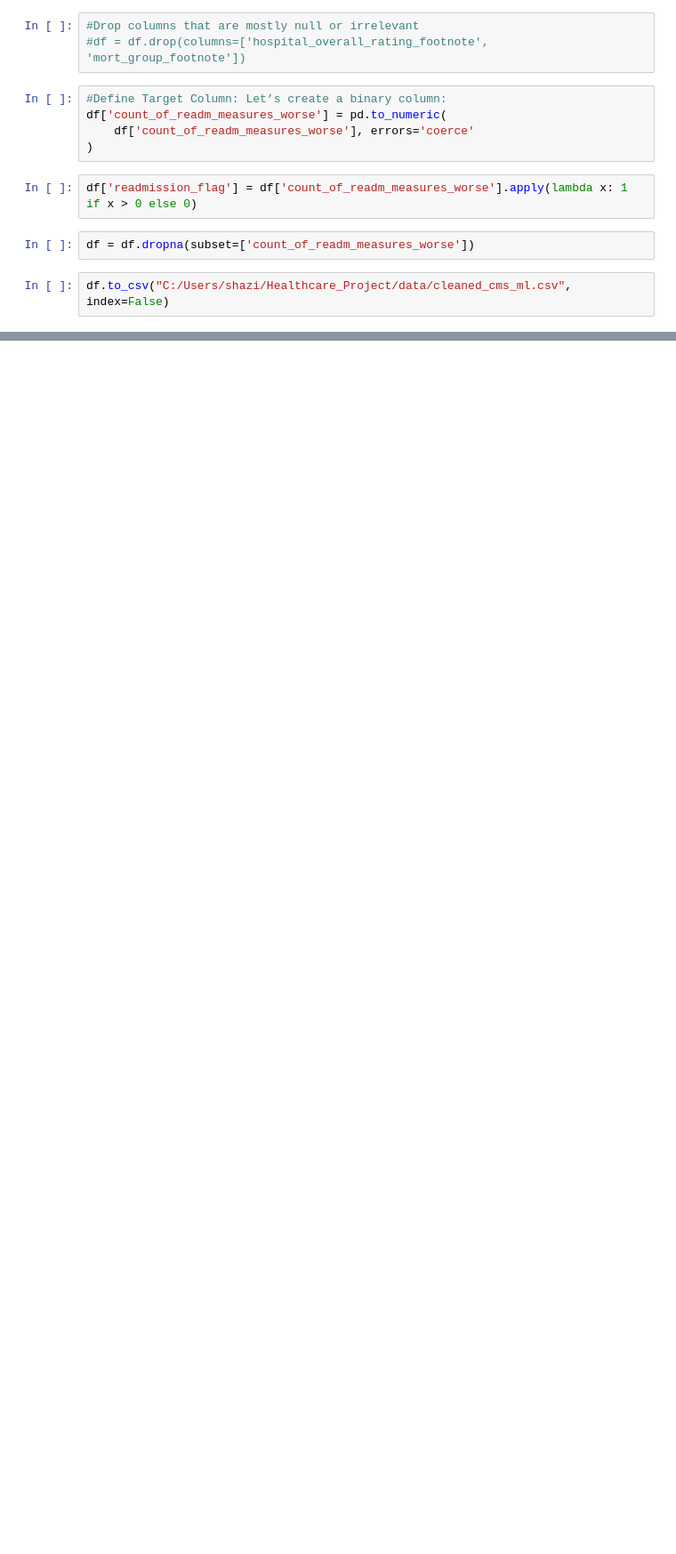
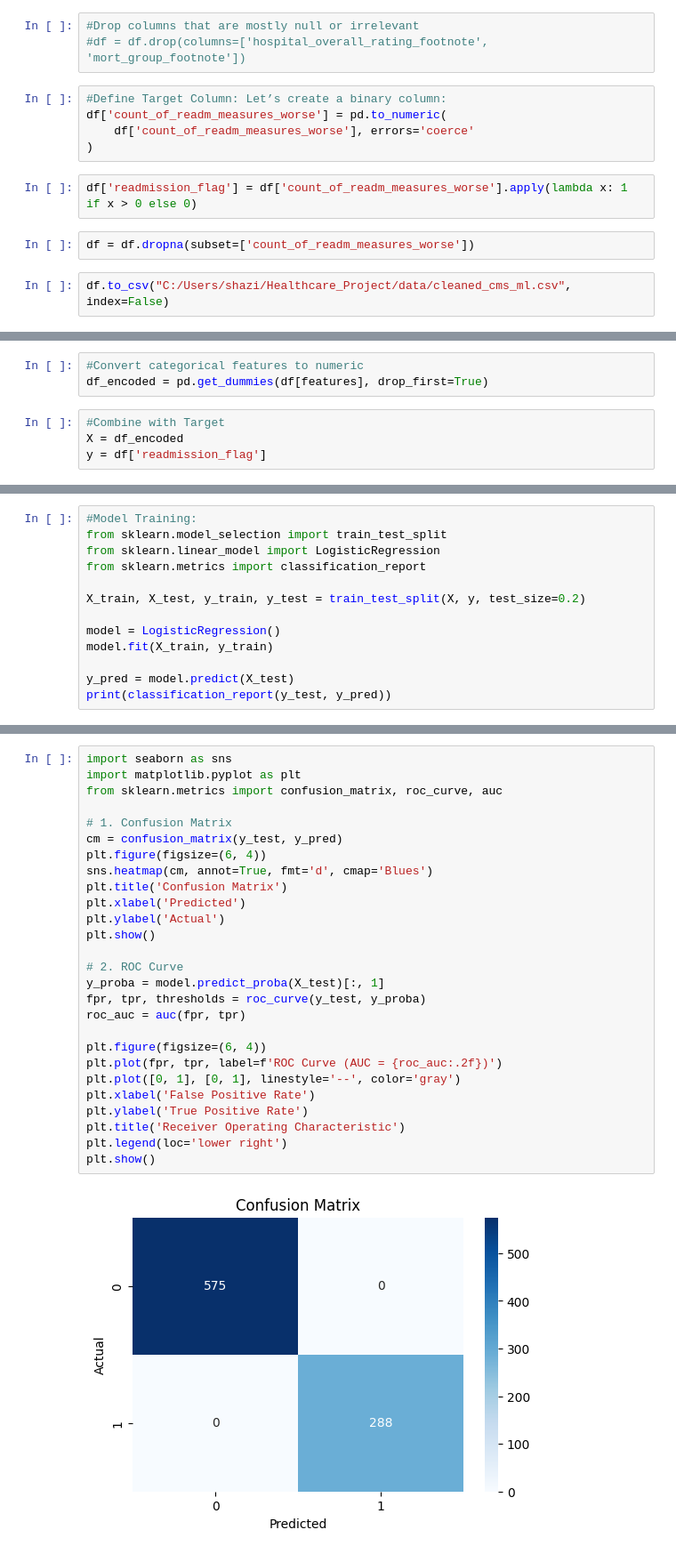
Before and after one commit to ShaziaK354/healthcare-readmission-analysis, a Jupyter notebook: Notebooks/Track3_Healthcare_ML_Day1.ipynb, the cells around one changed output, grey strips where cells are left out. Shown at 89% size. Cells and saved outputs as stored; diff of their text form; blank space fills up the shorter version.

Commit message:
Day 3 updates: ROC curve, notebook edits, new output files

```diff
--- a/Notebooks/Track3_Healthcare_ML_Day1.ipynb
+++ b/Notebooks/Track3_Healthcare_ML_Day1.ipynb
@@ -68,0 +98,7 @@ df.to_csv("C:/Users/shazi/Healthcare_Project/data/cleaned_cms_ml.csv", index=Fal
+# %%
+#Convert categorical features to numeric
+df_encoded = pd.get_dummies(df[features], drop_first=True)
+# %%
+#Combine with Target
+X = df_encoded
+y = df['readmission_flag']
@@ -68,0 +109,13 @@ df.to_csv("C:/Users/shazi/Healthcare_Project/data/cleaned_cms_ml.csv", index=Fal
+# %%
+#Model Training:
+from sklearn.model_selection import train_test_split
+from sklearn.linear_model import LogisticRegression
+from sklearn.metrics import classification_report
+
+X_train, X_test, y_train, y_test = train_test_split(X, y, test_size=0.2)
+
+model = LogisticRegression()
+model.fit(X_train, y_train)
+
+y_pred = model.predict(X_test)
+print(classification_report(y_test, y_pred))
@@ -68,0 +131,29 @@ df.to_csv("C:/Users/shazi/Healthcare_Project/data/cleaned_cms_ml.csv", index=Fal
+# %%
+import seaborn as sns
+import matplotlib.pyplot as plt
+from sklearn.metrics import confusion_matrix, roc_curve, auc
+
+# 1. Confusion Matrix
+cm = confusion_matrix(y_test, y_pred)
+plt.figure(figsize=(6, 4))
+sns.heatmap(cm, annot=True, fmt='d', cmap='Blues')
+plt.title('Confusion Matrix')
+plt.xlabel('Predicted')
+plt.ylabel('Actual')
+plt.show()
+
+# 2. ROC Curve
+y_proba = model.predict_proba(X_test)[:, 1]
+fpr, tpr, thresholds = roc_curve(y_test, y_proba)
+roc_auc = auc(fpr, tpr)
+
+plt.figure(figsize=(6, 4))
+plt.plot(fpr, tpr, label=f'ROC Curve (AUC = {roc_auc:.2f})')
+plt.plot([0, 1], [0, 1], linestyle='--', color='gray')
+plt.xlabel('False Positive Rate')
+plt.ylabel('True Positive Rate')
+plt.title('Receiver Operating Characteristic')
+plt.legend(loc='lower right')
+plt.show()
+# %% [output]
+[figure, added]
```
Also changed, not shown: parts of 9 cells of this notebook, 4 other files.
